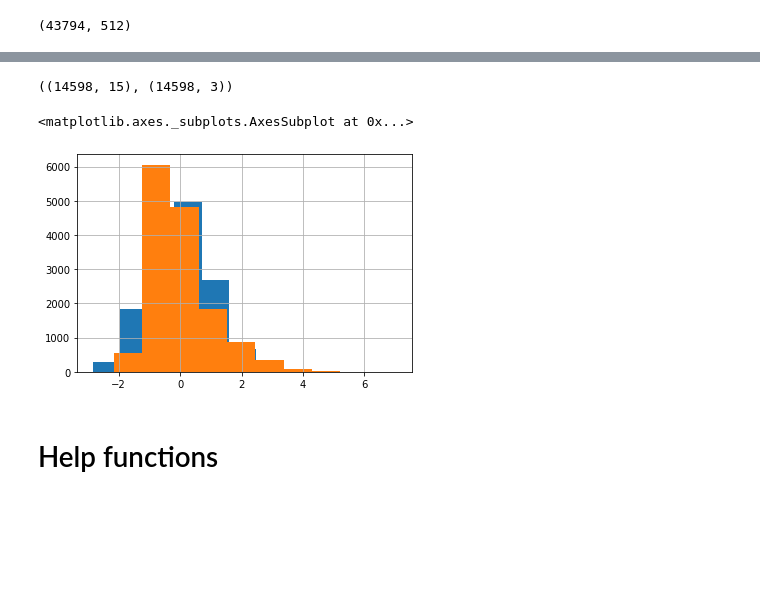
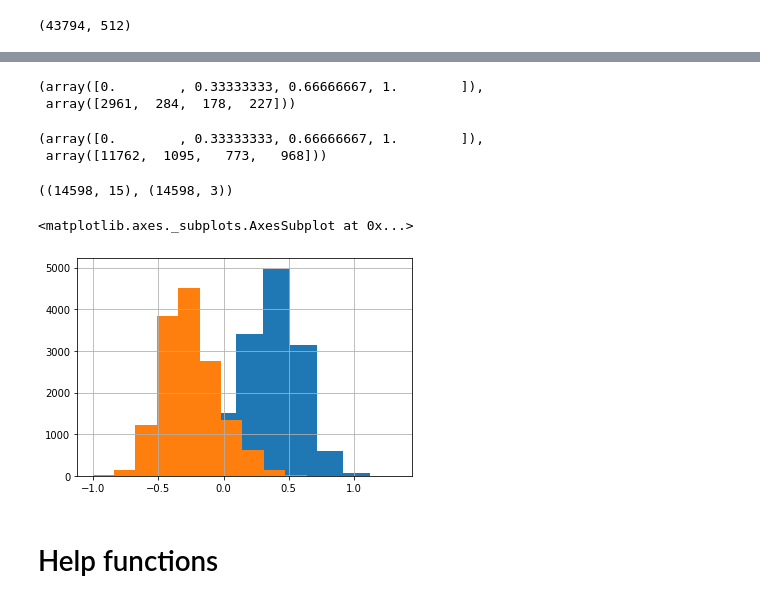
Before and after one commit to batyaamericus/OncUponTim, a Jupyter notebook: transformer_general_features.ipynb, the cells around one changed output, grey strips where cells are left out. Saved outputs shown, nothing was run; the diff lists cells and outputs as text; code cells hidden in the pictures; blank space fills up the shorter version.

Commit message:
added models for transformers and gen features

```diff
--- a/transformer_general_features.ipynb
+++ b/transformer_general_features.ipynb
@@ -38,7 +38,7 @@ drive.mount('/content/drive')
 # %% [output]
 Mounted at /content/drive
 # %%
-df = pd.read_csv("drive/MyDrive/Final Project/story_data_new_feats.csv",
+df = pd.read_csv("drive/MyDrive/story_data_new_feats.csv",
                  usecols=feats_to_keep)
 # %%
 target = 'num_likes'
@@ -201,4 +201,4 @@ X_train_tr[0].shape
 (43794, 512)
 # %%
 %%time
-y_pred_train_tr = model.predict(X_train_tr)
+y_pred_train_tr = model.predict(X_train_tr, verbose=1)
@@ -230,6 +235,14 @@ def get_mean_pred(X_index, model, y_pred):
 # %%
 y_pred_train = get_mean_pred(X_train_tr_index, model, y_pred_train_tr)
 y_pred_test = get_mean_pred(X_test_tr_index, model, y_pred_test_tr)
+# %%
+np.unique(y_pred_test.y_pred_tr, return_counts=True)
+# %% [output]
+(array([0.        , 0.33333333, 0.66666667, 1.        ]),
+ array([2961,  284,  178,  227]))
 # %%
-np.nunique(y_pred_test.y_pred_tr)
+np.unique(y_pred_train.y_pred_tr, return_counts=True)
+# %% [output]
+(array([0.        , 0.33333333, 0.66666667, 1.        ]),
+ array([11762,  1095,   773,   968]))
 # %%
@@ -244,9 +257,9 @@ X_train_gen.shape, y_pred_train_tr.shape
 # y_pred_test_tr = pd.DataFrame(scaler.transform(y_pred_test_tr), columns=y_pred_test_tr.columns)
 # %%
 # visualization of the transformer predictions (hist)
-y_pred_train_tr.y_pred_0.hist()
-y_pred_train_tr.y_pred_1.hist()
+y_pred_train.y_pred_0.hist()
+y_pred_train.y_pred_1.hist()
 # %% [output]
 <matplotlib.axes._subplots.AxesSubplot at 0x...>
-[figure, old version]
+[figure, new version]
 # %%
```
Also changed, not shown: parts of 33 cells of this notebook.
